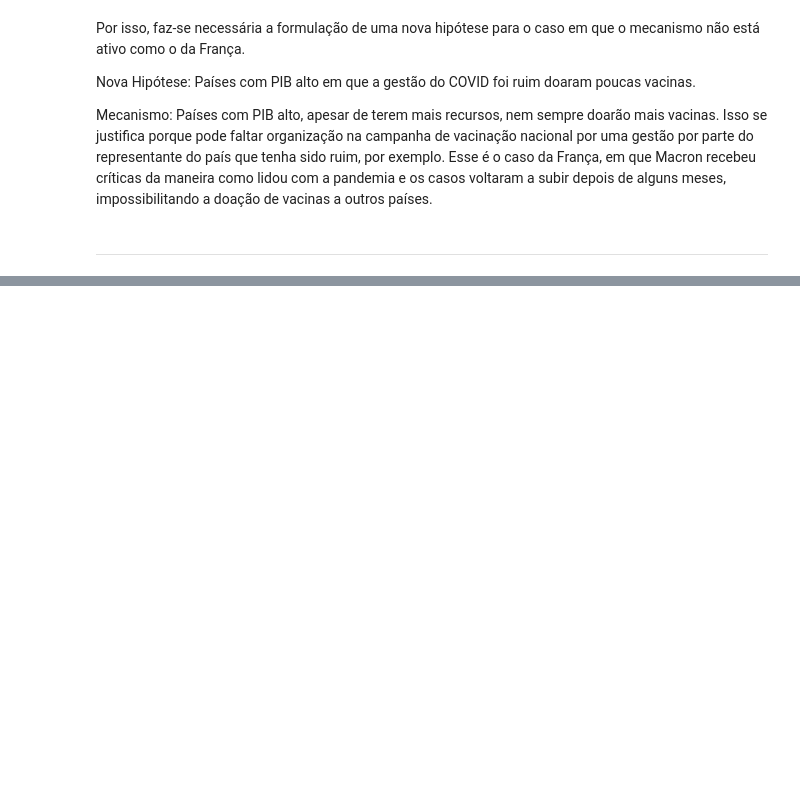
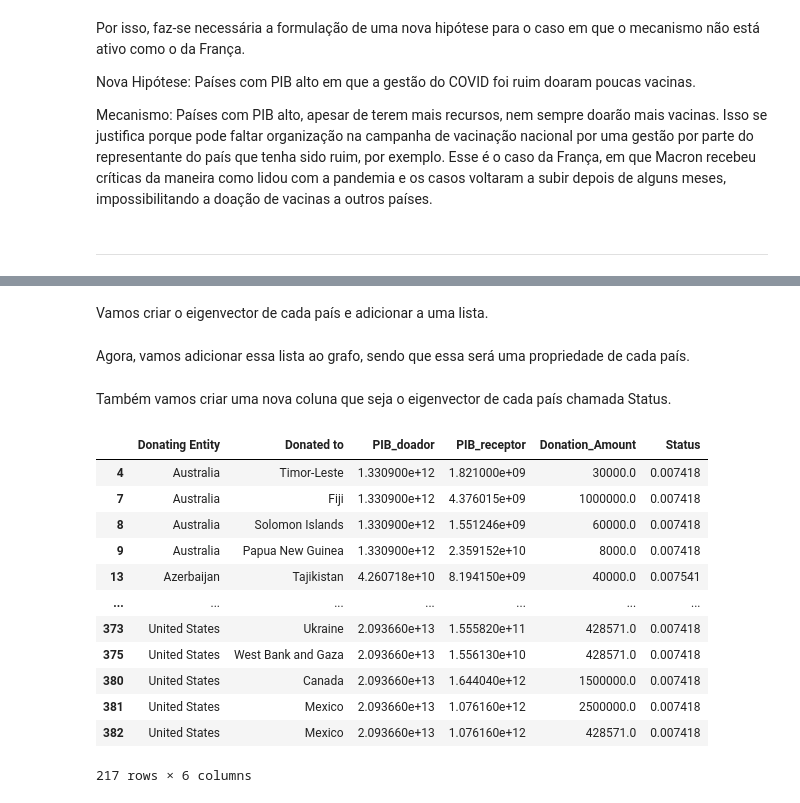
Before and after one commit to hashiprobr-classroom/parte-tecnica-do-projeto-matbiajaoana, a Jupyter notebook: notebooks/Projeto.ipynb, the cells around one changed output, grey strips where cells are left out. Cells and saved outputs as stored; diff of their text form; code cells hidden in the pictures; blank space fills up the shorter version.

```diff
--- a/notebooks/Projeto.ipynb
+++ b/notebooks/Projeto.ipynb
@@ -409,3 +413,5 @@ ____
+# %% [markdown]
+Vamos criar o eigenvector de cada país e adicionar a uma lista.
 # %%
 from graph_tool import centrality
 
@@ -415,0 +424,2 @@ for v in ec:
+# %% [markdown]
+Agora, vamos adicionar essa lista ao grafo, sendo que essa será uma propriedade de cada país.
@@ -415,0 +428,31 @@ for v in ec:
+# %% [markdown]
+Também vamos criar uma nova coluna que seja o eigenvector de cada país chamada Status.
+# %%
+atual = 0
+novo = 0
+i = -1
+
+lista = []
+for atual in df['Donating Entity']:
+    if atual != novo:
+        novo = atual
+        i+=1
+    lista.append(lista_ec[i])
+
+
+df['Status'] = lista
+df
+# %% [output]
+|  | Donating Entity | Donated to | PIB_doador | PIB_receptor | Donation_Amount | Status |
+| 4 | Australia | Timor-Leste | 1.330900e+12 | 1.821000e+09 | 30000.0 | 0.007418 |
+| 7 | Australia | Fiji | 1.330900e+12 | 4.376015e+09 | 1000000.0 | 0.007418 |
+| 8 | Australia | Solomon Islands | 1.330900e+12 | 1.551246e+09 | 60000.0 | 0.007418 |
+| 9 | Australia | Papua New Guinea | 1.330900e+12 | 2.359152e+10 | 8000.0 | 0.007418 |
+| 13 | Azerbaijan | Tajikistan | 4.260718e+10 | 8.194150e+09 | 40000.0 | 0.007541 |
+| ... | ... | ... | ... | ... | ... | ... |
+| 373 | United States | Ukraine | 2.093660e+13 | 1.555820e+11 | 428571.0 | 0.007418 |
+| 375 | United States | West Bank and Gaza | 2.093660e+13 | 1.556130e+10 | 428571.0 | 0.007418 |
+| 380 | United States | Canada | 2.093660e+13 | 1.644040e+12 | 1500000.0 | 0.007418 |
+| 381 | United States | Mexico | 2.093660e+13 | 1.076160e+12 | 2500000.0 | 0.007418 |
+| 382 | United States | Mexico | 2.093660e+13 | 1.076160e+12 | 428571.0 | 0.007418 |
+217 rows × 6 columns
```
Also changed, not shown: parts of 17 cells of this notebook.
